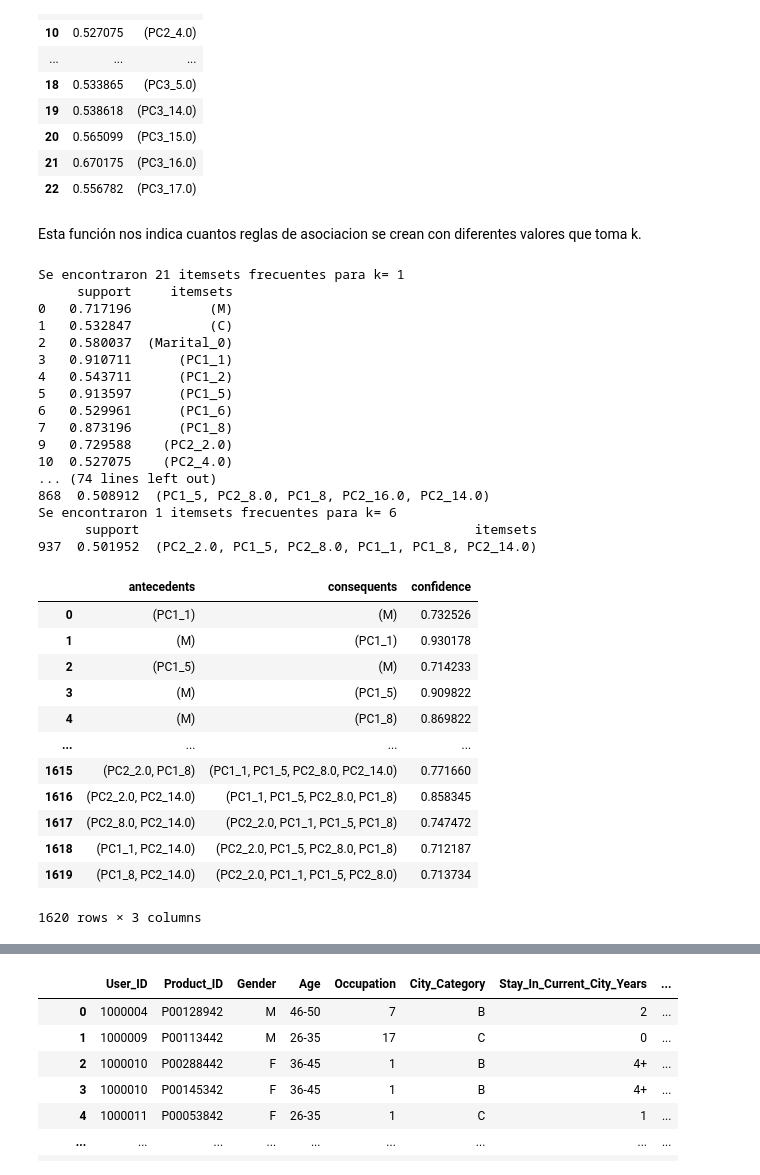
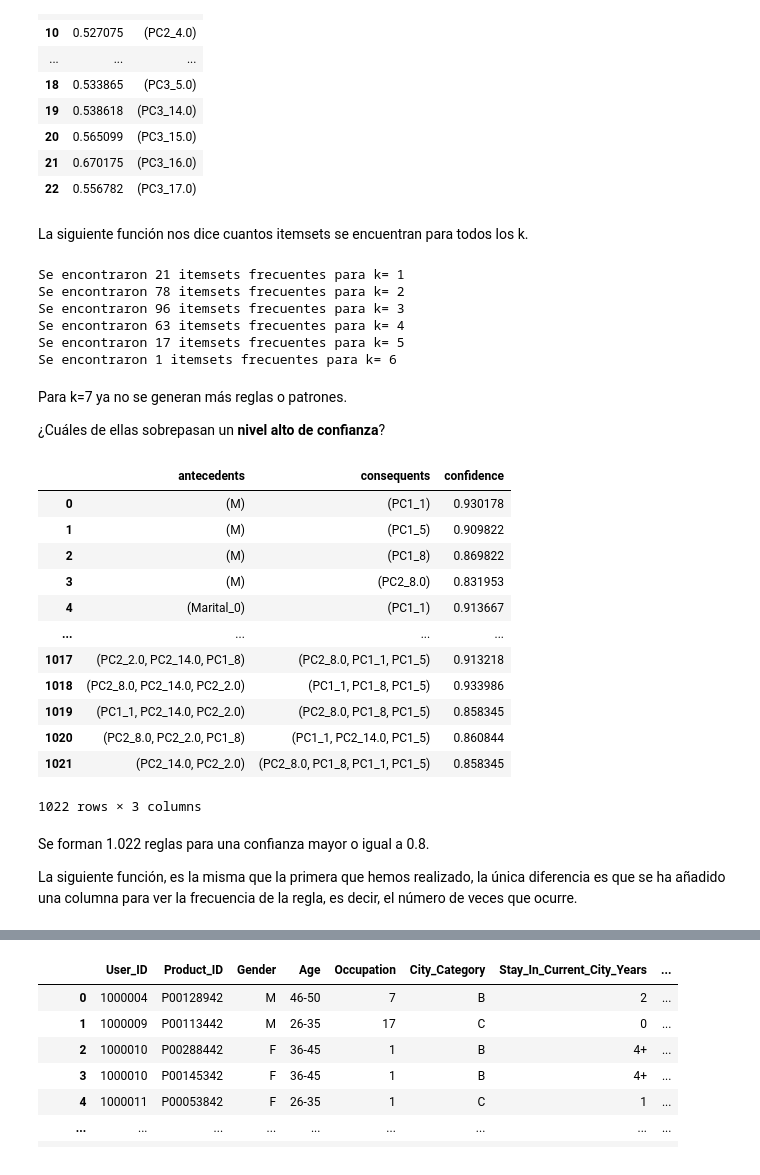
Before and after one commit to MartaAmoresCastillejo/Lab2, a Jupyter notebook: Lab2_1.ipynb, the cells around one changed output, grey strips where cells are left out. Cells and saved outputs as stored; diff of their text form; code cells hidden in the pictures.

```diff
--- a/Lab2_1.ipynb
+++ b/Lab2_1.ipynb
@@ -385,49 +394,45 @@ b[b['itemsets'].apply(lambda x: len(x)) == 1]
 | 20 | 0.565099 | (PC3_15.0) |
 | 21 | 0.670175 | (PC3_16.0) |
 | 22 | 0.556782 | (PC3_17.0) |
-# %% [markdown]
-Esta función nos indica cuantos reglas de asociacion se crean con diferentes valores que toma k.
+# %% [markdown]
+La siguiente función nos dice cuantos itemsets se encuentran para todos los k.
 # %%
 for k in range(1,7):
 
   itemset_frecuentes_k = b[b['itemsets'].apply(lambda x: len(x))==k]
   num_itemsets = itemset_frecuentes_k.shape[0]
   print("Se encontraron", num_itemsets, "itemsets frecuentes para k=", k)
-  print(itemset_frecuentes_k)
 # %% [output]
 Se encontraron 21 itemsets frecuentes para k= 1
-     support     itemsets
-0   0.717196          (M)
-1   0.532847          (C)
-2   0.580037  (Marital_0)
-3   0.910711      (PC1_1)
-4   0.543711      (PC1_2)
-5   0.913597      (PC1_5)
-6   0.529961      (PC1_6)
-7   0.873196      (PC1_8)
-9   0.729588    (PC2_2.0)
-10  0.527075    (PC2_4.0)
-... (74 lines left out)
-868  0.508912  (PC1_5, PC2_8.0, PC1_8, PC2_16.0, PC2_14.0)
+Se encontraron 78 itemsets frecuentes para k= 2
+Se encontraron 96 itemsets frecuentes para k= 3
+Se encontraron 63 itemsets frecuentes para k= 4
+Se encontraron 17 itemsets frecuentes para k= 5
 Se encontraron 1 itemsets frecuentes para k= 6
-      support                                           itemsets
-937  0.501952  (PC2_2.0, PC1_5, PC2_8.0, PC1_1, PC1_8, PC2_14.0)
+# %% [markdown]
+Para k=7 ya no se generan más reglas o patrones.
+
+¿Cuáles de ellas sobrepasan un **nivel alto de confianza**?
 # %%
-reglas = association_rules(b, metric="confidence", min_threshold=0.7)
+reglas = association_rules(b, metric="confidence", min_threshold=0.8)
 
 # Mostrar las reglas y su confianza
 reglas[['antecedents', 'consequents', 'confidence']]
 # %% [output]
 |  | antecedents | consequents | confidence |
-| 0 | (PC1_1) | (M) | 0.732526 |
-| 1 | (M) | (PC1_1) | 0.930178 |
-| 2 | (PC1_5) | (M) | 0.714233 |
-| 3 | (M) | (PC1_5) | 0.909822 |
-| 4 | (M) | (PC1_8) | 0.869822 |
+| 0 | (M) | (PC1_1) | 0.930178 |
+| 1 | (M) | (PC1_5) | 0.909822 |
+| 2 | (M) | (PC1_8) | 0.869822 |
+| 3 | (M) | (PC2_8.0) | 0.831953 |
+| 4 | (Marital_0) | (PC1_1) | 0.913667 |
 | ... | ... | ... | ... |
-| 1615 | (PC2_2.0, PC1_8) | (PC1_1, PC1_5, PC2_8.0, PC2_14.0) | 0.771660 |
-| 1616 | (PC2_2.0, PC2_14.0) | (PC1_1, PC1_5, PC2_8.0, PC1_8) | 0.858345 |
-| 1617 | (PC2_8.0, PC2_14.0) | (PC2_2.0, PC1_1, PC1_5, PC1_8) | 0.747472 |
-| 1618 | (PC1_1, PC2_14.0) | (PC2_2.0, PC1_5, PC2_8.0, PC1_8) | 0.712187 |
-| 1619 | (PC1_8, PC2_14.0) | (PC2_2.0, PC1_1, PC1_5, PC2_8.0) | 0.713734 |
+| 1017 | (PC2_2.0, PC2_14.0, PC1_8) | (PC2_8.0, PC1_1, PC1_5) | 0.913218 |
+| 1018 | (PC2_8.0, PC2_14.0, PC2_2.0) | (PC1_1, PC1_8, PC1_5) | 0.933986 |
+| 1019 | (PC1_1, PC2_14.0, PC2_2.0) | (PC2_8.0, PC1_8, PC1_5) | 0.858345 |
+| 1020 | (PC2_8.0, PC2_2.0, PC1_8) | (PC1_1, PC2_14.0, PC1_5) | 0.860844 |
+| 1021 | (PC2_14.0, PC2_2.0) | (PC2_8.0, PC1_8, PC1_1, PC1_5) | 0.858345 |
-1620 rows × 3 columns
+1022 rows × 3 columns
+# %% [markdown]
+Se forman 1.022 reglas para una confianza mayor o igual a 0.8.
+
+La siguiente función, es la misma que la primera que hemos realizado, la única diferencia es que se ha añadido una columna para ver la frecuencia de la regla, es decir, el número de veces que ocurre.
```
Also changed, not shown: parts of 82 cells of this notebook.
